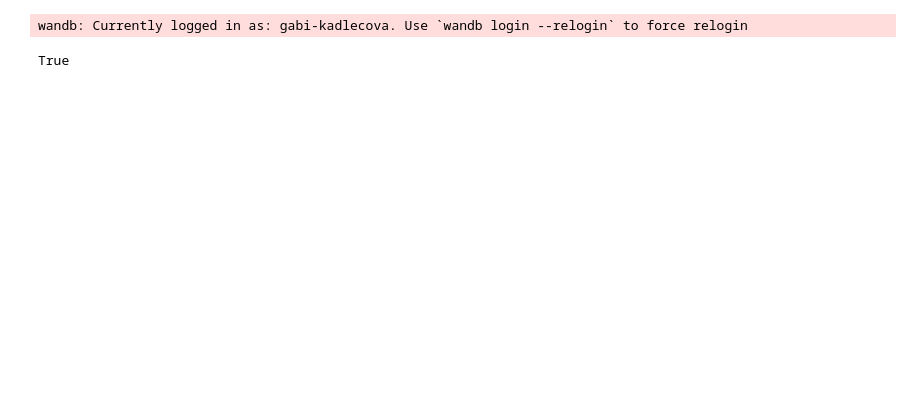
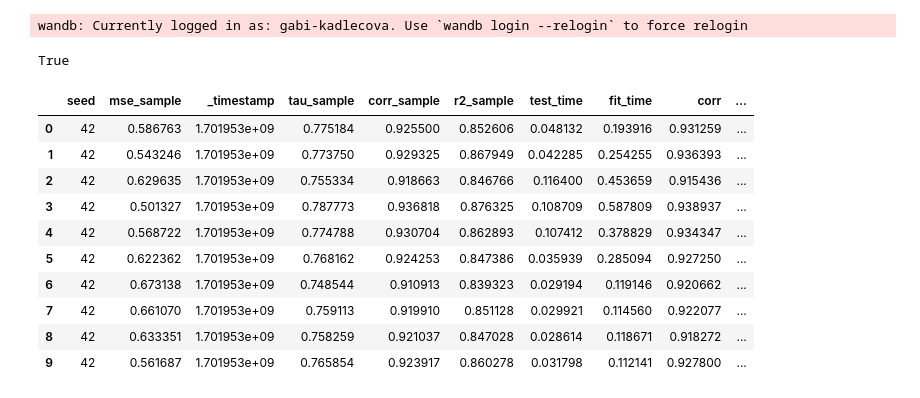
Before and after one commit to gabikadlecova/zc_combine, a Jupyter notebook: wandb_plots.ipynb, the cells around one changed output. Saved outputs shown, nothing was run; the diff lists cells and outputs as text; code cells hidden in the pictures; blank space fills up the shorter version.

```diff
--- a/wandb_plots.ipynb
+++ b/wandb_plots.ipynb
@@ -12,4 +12,19 @@ api = wandb.Api(timeout=29)
 runs = api.runs('gabi-kadlecova' + "/" + project)
+# %%
+run = next(iter(runs))
+run.history()
+# %% [output]
+|  | seed | mse_sample | _timestamp | tau_sample | corr_sample | r2_sample | test_time | fit_time | corr | ... |
+| 0 | 42 | 0.586763 | 1.701953e+09 | 0.775184 | 0.925500 | 0.852606 | 0.048132 | 0.193916 | 0.931259 | ... |
+| 1 | 42 | 0.543246 | 1.701953e+09 | 0.773750 | 0.929325 | 0.867949 | 0.042285 | 0.254255 | 0.936393 | ... |
+| 2 | 42 | 0.629635 | 1.701953e+09 | 0.755334 | 0.918663 | 0.846766 | 0.116400 | 0.453659 | 0.915436 | ... |
+| 3 | 42 | 0.501327 | 1.701953e+09 | 0.787773 | 0.936818 | 0.876325 | 0.108709 | 0.587809 | 0.938937 | ... |
+| 4 | 42 | 0.568722 | 1.701953e+09 | 0.774788 | 0.930704 | 0.862893 | 0.107412 | 0.378829 | 0.934347 | ... |
+| 5 | 42 | 0.622362 | 1.701953e+09 | 0.768162 | 0.924253 | 0.847386 | 0.035939 | 0.285094 | 0.927250 | ... |
+| 6 | 42 | 0.673138 | 1.701953e+09 | 0.748544 | 0.910913 | 0.839323 | 0.029194 | 0.119146 | 0.920662 | ... |
+| 7 | 42 | 0.661070 | 1.701953e+09 | 0.759113 | 0.919910 | 0.851128 | 0.029921 | 0.114560 | 0.922077 | ... |
+| 8 | 42 | 0.633351 | 1.701953e+09 | 0.758259 | 0.921037 | 0.847028 | 0.028614 | 0.118671 | 0.918272 | ... |
+| 9 | 42 | 0.561687 | 1.701953e+09 | 0.765854 | 0.923917 | 0.860278 | 0.031798 | 0.112141 | 0.927800 | ... |
 # %%
 res = []
 for run in runs:
```
Also changed, not shown: parts of 16 cells of this notebook, 6 other files.
